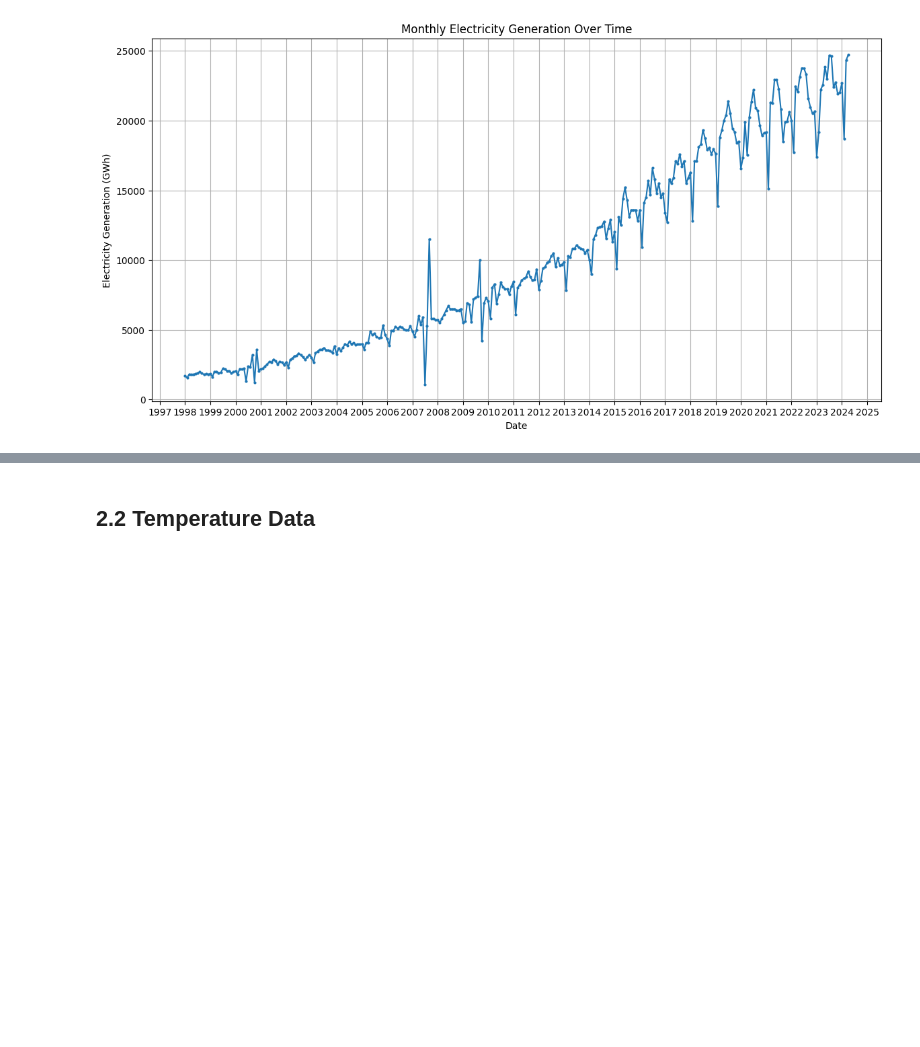
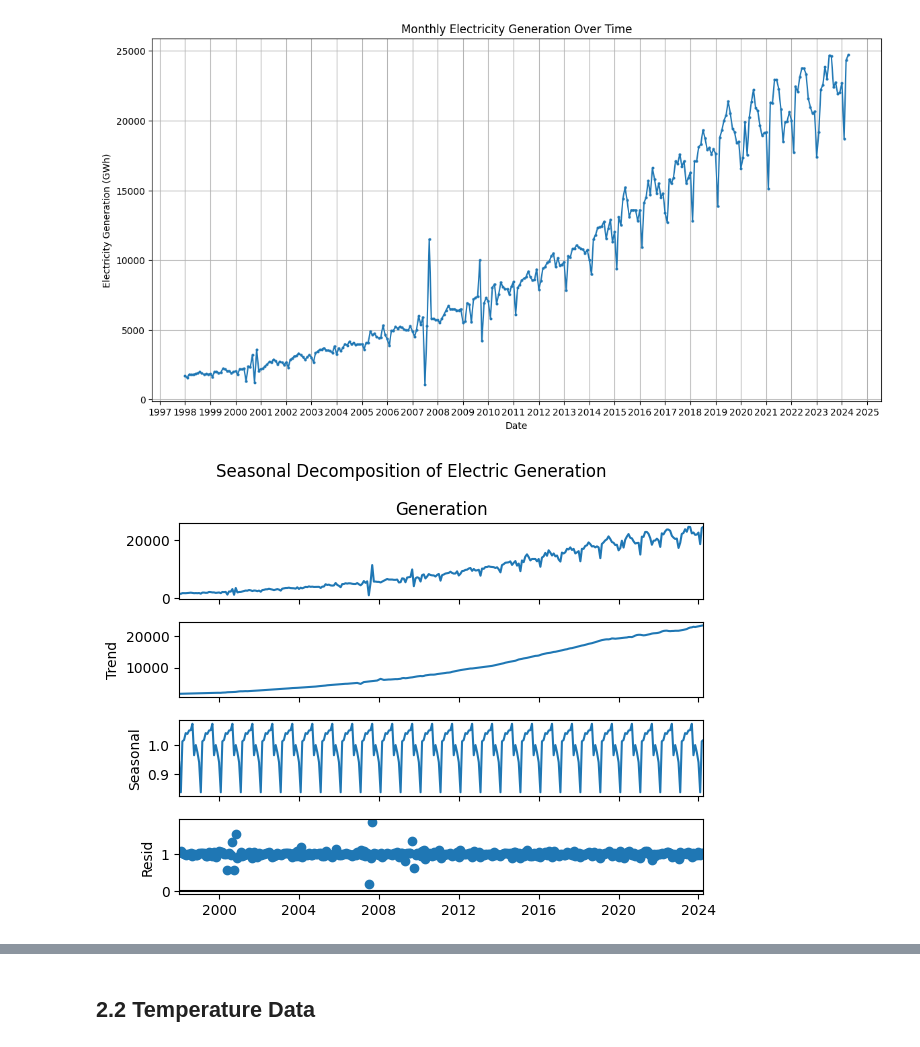
Before and after one commit to phatdtvdvt/Electricity-generation-predictor, a Jupyter notebook: [Part 2] Feature_Engineering.ipynb, the cells around one changed output, grey strips where cells are left out. Cells and saved outputs as stored; diff of their text form; code cells hidden in the pictures; blank space fills up the shorter version.

```diff
--- a/[Part 2] Feature_Engineering.ipynb
+++ b/[Part 2] Feature_Engineering.ipynb
@@ -11,9 +11,9 @@ import numpy as np
 import matplotlib.dates as mdates
 import seaborn as sns
 # %%
-path_electricity_generation = r"D:\Code\BachKhoa\Khoa Hoc Du Lieu\eletricity-generation-predictor\CLEAN_DATA\Electricity_Generation_Processed.csv"
-path_population = r"D:\Code\BachKhoa\Khoa Hoc Du Lieu\eletricity-generation-predictor\CLEAN_DATA\population_monthly.csv"
-path_sunshine = r"D:\Code\BachKhoa\Khoa Hoc Du Lieu\eletricity-generation-predictor\CLEAN_DATA\sunshine_monthly.csv"
-path_humidity = r"D:\Code\BachKhoa\Khoa Hoc Du Lieu\eletricity-generation-predictor\CLEAN_DATA\vietnam-humidity-handled-data.csv"
-path_rainfall = r"D:\Code\BachKhoa\Khoa Hoc Du Lieu\eletricity-generation-predictor\CLEAN_DATA\vietnam-rainfall-handled-data.csv"
-path_temperature = r"D:\Code\BachKhoa\Khoa Hoc Du Lieu\eletricity-generation-predictor\CLEAN_DATA\vietnam-temperature-handled-data.csv"
+path_electricity_generation = r"CLEAN_DATA\CLEAN_DATA_BEFORE_ENGINEERING\Electricity_Generation_Processed.csv"
+path_population = r"CLEAN_DATA\CLEAN_DATA_BEFORE_ENGINEERING\population_monthly.csv"
+path_sunshine = r"CLEAN_DATA\CLEAN_DATA_BEFORE_ENGINEERING\sunshine_monthly.csv"
+path_humidity = r"CLEAN_DATA\CLEAN_DATA_BEFORE_ENGINEERING\vietnam-humidity-handled-data.csv"
+path_rainfall = r"CLEAN_DATA\CLEAN_DATA_BEFORE_ENGINEERING\vietnam-rainfall-handled-data.csv"
+path_temperature = r"CLEAN_DATA\CLEAN_DATA_BEFORE_ENGINEERING\vietnam-temperature-handled-data.csv"
@@ -45,10 +84,10 @@ MONTHS = [month for month in range(1, 13)]
+# %%
+# Tạo cột Date từ Year và Month
+electricity_df['Date'] = pd.to_datetime(electricity_df['Date'])
+
+# Đặt cột Date làm chỉ mục
+electricity_df.set_index('Date', inplace=True)
 # %%
-# Tạo cột Date từ Year và Month
-electricity_df['Date'] = pd.to_datetime(electricity_df[['Year', 'Month']].assign(Day=1))
-
-# Đặt cột Date làm chỉ mục
-electricity_df.set_index('Date', inplace=True)
-
 # Vẽ đồ thị
 plt.figure(figsize=(14, 7))
 plt.plot(electricity_df.index, electricity_df['Generation'], marker='o', markersize=2)
@@ -68,3 +107,14 @@ plt.grid(True)
 plt.show()
 # %% [output]
 [figure]
+# %%
+from statsmodels.tsa.seasonal import seasonal_decompose
+
+# Decompose the time series into trend, seasonal and residual components
+result = seasonal_decompose(electricity_df['Generation'], model='multiplicative', extrapolate_trend='freq')
+result.plot()
+plt.suptitle('Seasonal Decomposition of Electric Generation')
+plt.tight_layout()
+plt.show()
+# %% [output]
+[figure, added]
```
Also changed, not shown: parts of 55 cells of this notebook, 7 other files.
